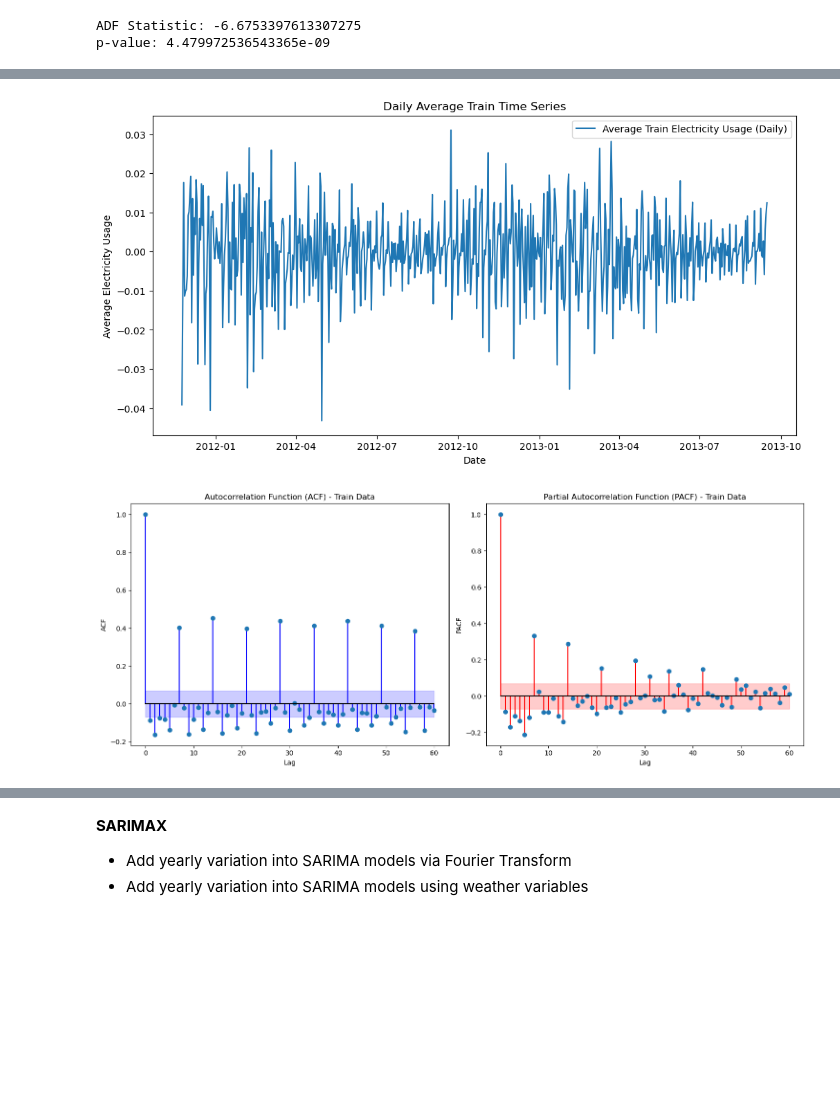
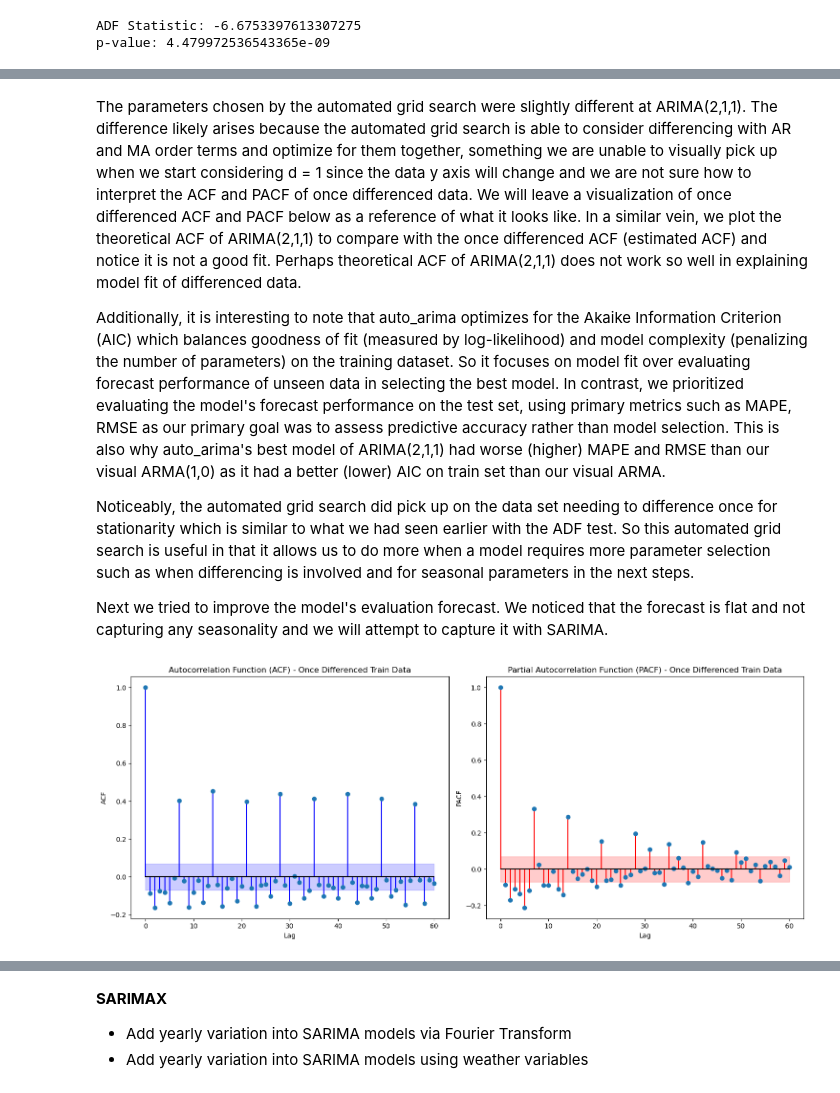
Before and after one commit to chowfi/electricity_demand_forecasting, a Jupyter notebook: notebooks/models.ipynb, the cells around one changed output, grey strips where cells are left out. Drawn from its saved outputs; the diff is of its cells as text; code cells hidden in the pictures; blank space fills up the shorter version.

Commit message:
add comments, clean up notebook and add new metrics

```diff
--- a/notebooks/models.ipynb
+++ b/notebooks/models.ipynb
@@ -455,52 +415,41 @@ p-value: 4.479972536543365e-09
+# %% [markdown]
+The parameters chosen by the automated grid search were slightly different at ARIMA(2,1,1). The difference likely arises because the automated grid search is able to consider differencing with AR and MA order terms and optimize for them together, something we are unable to visually pick up when we start considering d = 1 since the data y axis will change and we are not sure how to interpret the ACF and PACF of once differenced data. We will leave a visualization of once differenced ACF and PACF below as a reference of what it looks like. In a similar vein, we plot the theoretical ACF of ARIMA(2,1,1) to compare with the once differenced ACF (estimated ACF) and notice it is not a good fit. Perhaps theoretical ACF of ARIMA(2,1,1) does not work so well in explaining model fit of differenced data.
+
+Additionally, it is interesting to note that auto_arima optimizes for the Akaike Information Criterion (AIC) which balances goodness of fit (measured by log-likelihood) and model complexity (penalizing the number of parameters) on the training dataset. So it focuses on model fit over evaluating forecast performance of unseen data in selecting the best model. In contrast, we prioritized evaluating the model's forecast performance on the test set, using primary metrics such as MAPE, RMSE as our primary goal was to assess predictive accuracy rather than model selection. This is also why auto_arima's best model of ARIMA(2,1,1) had worse (higher) MAPE and RMSE than our visual ARMA(1,0) as it had a better (lower) AIC on train set than our visual ARMA.
+
+Noticeably, the automated grid search did pick up on the data set needing to difference once for stationarity which is similar to what we had seen earlier with the ADF test. So this automated grid search is useful in that it allows us to do more when a model requires more parameter selection such as when differencing is involved and for seasonal parameters in the next steps.
+
+Next we tried to improve the model's evaluation forecast. We noticed that the forecast is flat and not capturing any seasonality and we will attempt to capture it with SARIMA.
 # %%
-train_signal = differenced_series['y'].to_numpy()
+#visualization of once differenced ACF and PACF as mentioned above
 
-# Perform differencing only on the 'y' column, not the 'date'
 differenced_series = daily_demand.copy()
 differenced_series['y'] = daily_demand['y'].diff().dropna()
 differenced_series = differenced_series.dropna().reset_index(drop=True)
 
-differenced_series['date'] = daily_demand['date'][1:].reset_index(drop=True)
-
-differenced_series['date'] = pd.to_datetime(differenced_series['date'])
-
-time_range = differenced_series['date'].max() - differenced_series['date'].min()
-split_date_daily = differenced_series['date'].min() + pd.Timedelta(days=0.8 * time_range.days)
-
-train_data_daily_differenced = differenced_series[differenced_series['date'] < split_date_daily]
-test_data_daily_differenced = differenced_series[differenced_series['date'] >= split_date_daily]
-
-# Plot the differenced train data
-plt.figure(figsize=(12, 6))
-plt.plot(train_data_daily_differenced['date'], train_data_daily_differenced['y'], label='Average Train Electricity Usage (Daily)')
-plt.title("Daily Average Train Time Series")
-plt.xlabel("Date")
-plt.ylabel("Average Electricity Usage")
-plt.legend()
-plt.show()
+train_signal = differenced_series['y'].to_numpy()
 
 n_lags = 60
 acf_estimate = acf(train_signal, nlags=n_lags)
 pacf_estimate = pacf(train_signal, nlags=n_lags)
 acf_error_estimate = 2 / np.sqrt(len(train_signal))
 pacf_error_estimate = 2 / np.sqrt(len(train_signal))
 
 fig, (ax1, ax2) = plt.subplots(1, 2, figsize=(15, 6))
 
 ax1.stem(range(len(acf_estimate)), acf_estimate, linefmt='b', basefmt='k', use_line_collection=True)
 ax1.fill_between(range(len(acf_estimate)), acf_error_estimate, -acf_error_estimate, color='blue', alpha=0.2)
-ax1.set_title("Autocorrelation Function (ACF) - Train Data")
+ax1.set_title("Autocorrelation Function (ACF) - Once Differenced Train Data")
 ax1.set_xlabel("Lag")
 ax1.set_ylabel("ACF")
 
 ax2.stem(range(len(pacf_estimate)), pacf_estimate, linefmt='r', basefmt='k', use_line_collection=True)
 ax2.fill_between(range(len(pacf_estimate)), pacf_error_estimate, -pacf_error_estimate, color='red', alpha=0.2)
-ax2.set_title("Partial Autocorrelation Function (PACF) - Train Data")
+ax2.set_title("Partial Autocorrelation Function (PACF) - Once Differenced Train Data")
 ax2.set_xlabel("Lag")
 ax2.set_ylabel("PACF")
 
 plt.tight_layout()
 plt.show()
 # %% [output]
-[figure, old version]
+[figure, new version]
-[figure, removed]
```
Also changed, not shown: parts of 76 cells of this notebook.
